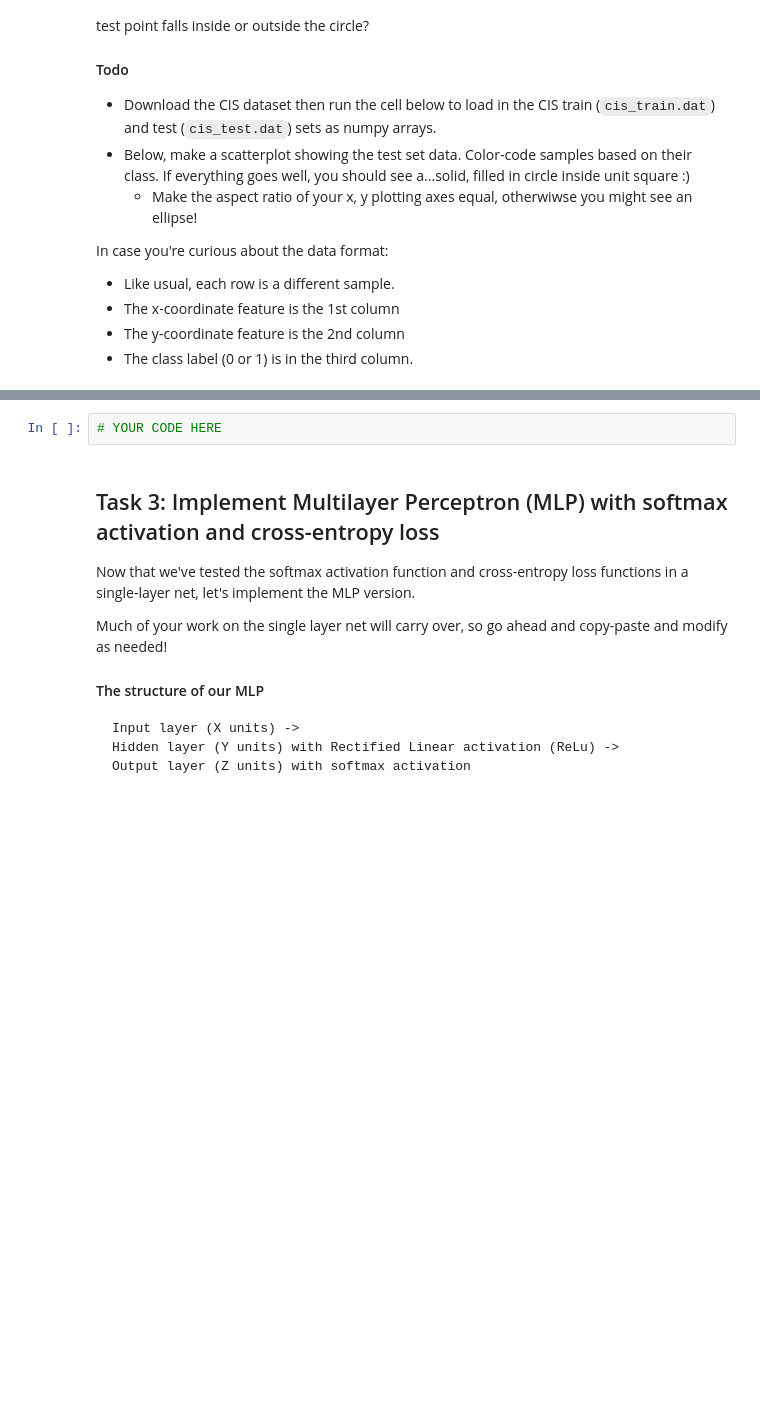
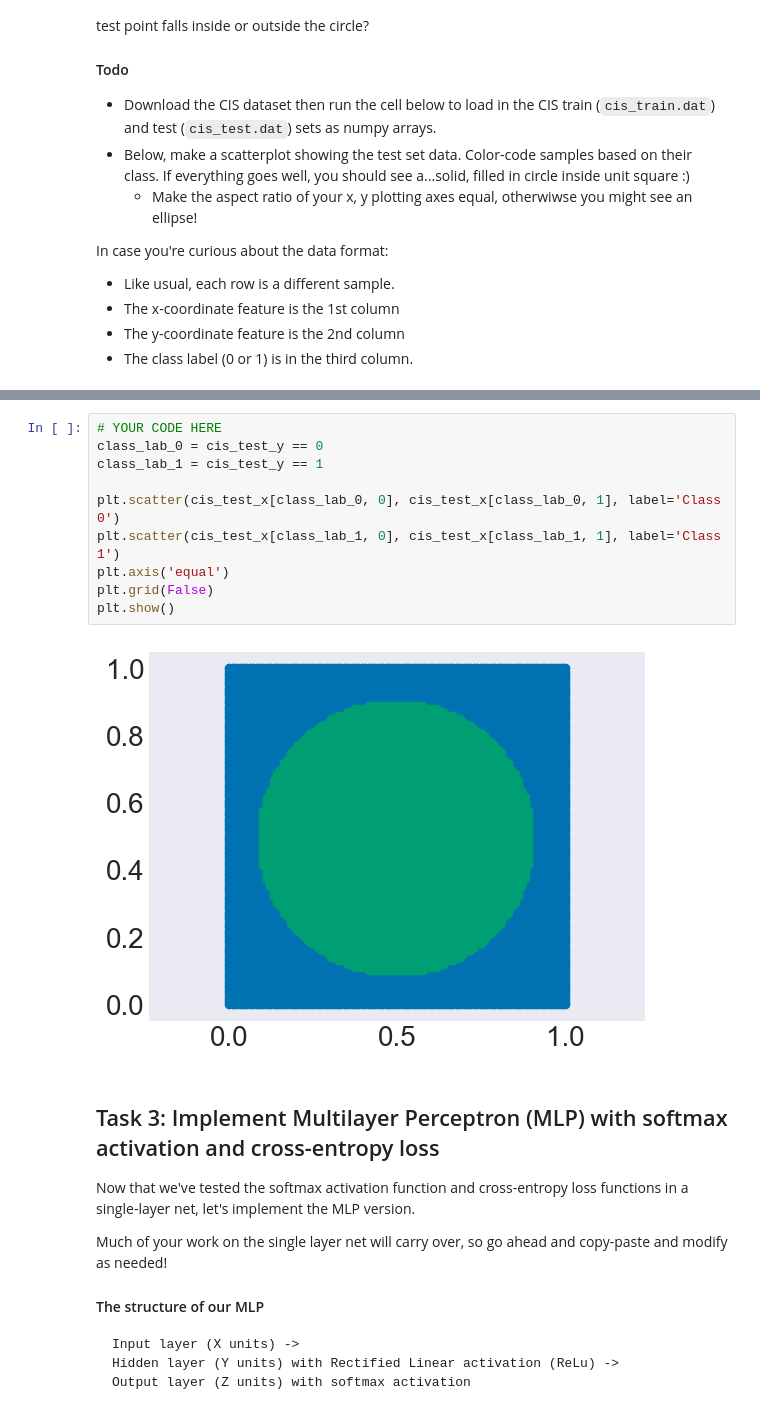
Before and after one commit to sampolz/Neural-Networks, a Jupyter notebook: Project 2/mlp.ipynb, the cells around one changed output, grey strips where cells are left out. Drawn from its saved outputs; the diff is of its cells as text; blank space fills up the shorter version.

Commit message:
Did the plot for mlp notebook

```diff
--- a/Project 2/mlp.ipynb
+++ b/Project 2/mlp.ipynb
@@ -97,5 +109,15 @@ print ('CIS Test labels shape: ', cis_test_y.shape)
-# %%
-# YOUR CODE HERE
+# %%
+# YOUR CODE HERE
+class_lab_0 = cis_test_y == 0
+class_lab_1 = cis_test_y == 1
+
+plt.scatter(cis_test_x[class_lab_0, 0], cis_test_x[class_lab_0, 1], label='Class 0')
+plt.scatter(cis_test_x[class_lab_1, 0], cis_test_x[class_lab_1, 1], label='Class 1')
+plt.axis('equal')
+plt.grid(False)
+plt.show()
+# %% [output]
+[figure, added]
 # %% [markdown]
 ## Task 3: Implement Multilayer Perceptron (MLP) with softmax activation and cross-entropy loss
 
```
Also changed, not shown: parts of 5 cells of this notebook, 1 other file.
